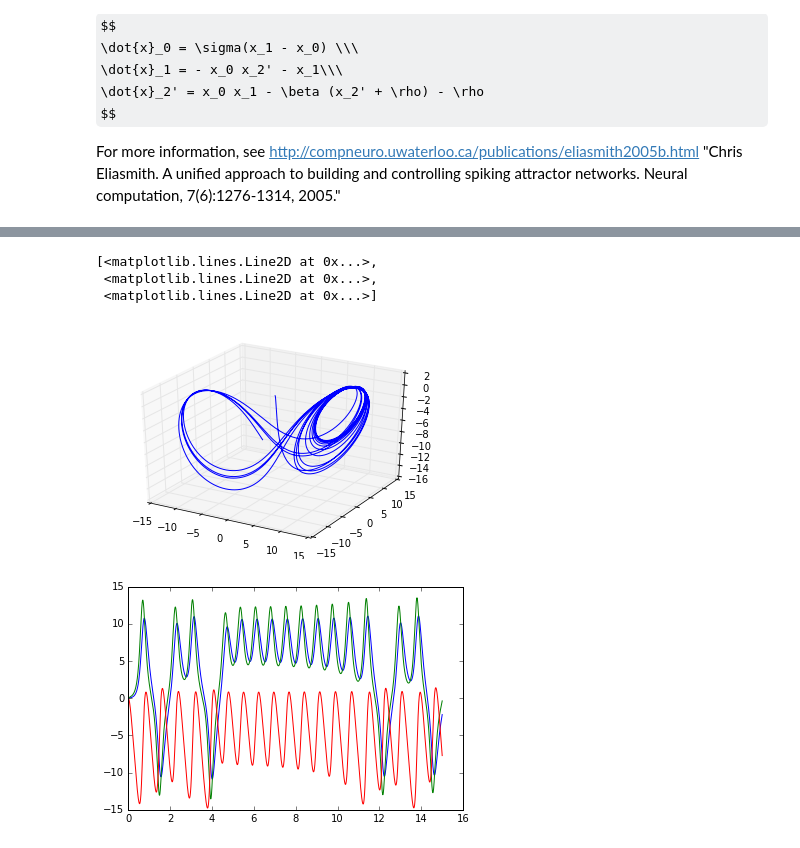
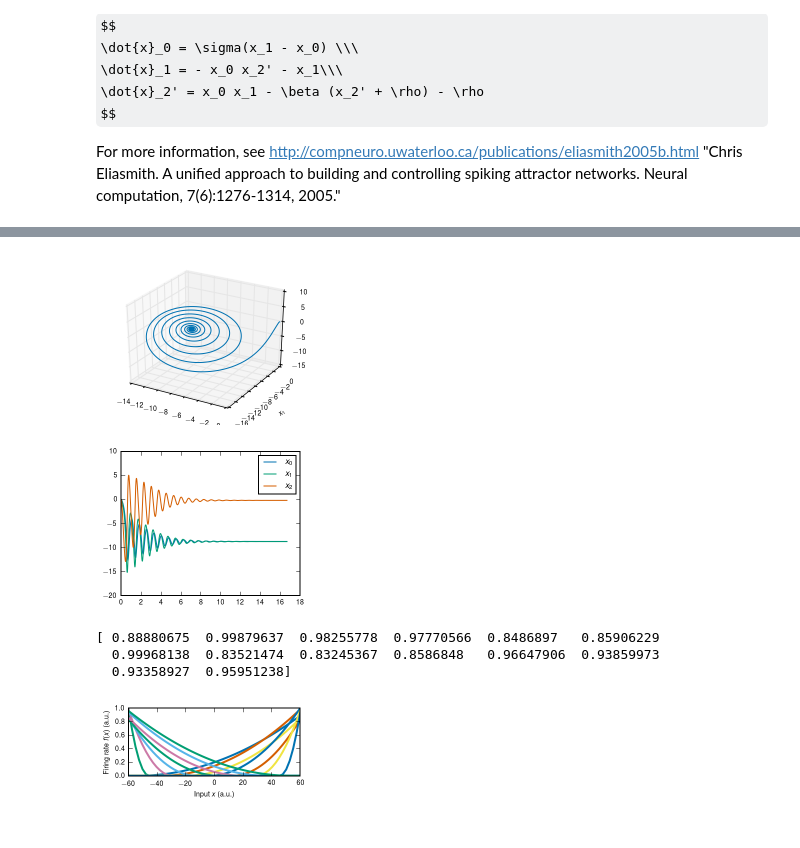
Before and after one commit to atait/nengo, a Jupyter notebook: examples/Sinusoid Neuron.ipynb, the cells around one changed output, grey strips where cells are left out. Saved outputs shown, nothing was run; the diff lists cells and outputs as text; code cells hidden in the pictures; some formulas as TeX source.

Commit message:
Started working on the Fourier sinusoid neuron

```diff
--- a/examples/Sinusoid Neuron.ipynb
+++ b/examples/Sinusoid Neuron.ipynb
@@ -28,0 +20,16 @@ import nengo
+# %%
+import numpy as np
+import matplotlib.pyplot as plt
+%matplotlib inline
+from matplotlib.backends.backend_pdf import PdfPages
+%config InlineBackend.figure_format = 'retina'
+
+plt.style.use('seaborn-colorblind')
+
+from matplotlib import rc, rcParams
+rc('font',**{'family':'sans-serif','sans-serif':['Helvetica'],'size':7})
+rc('text', usetex=True)
+rcParams['text.latex.preamble'] = [r'\usepackage{sfmath}']
+
+import nengo
+%load_ext nengo.ipynb
@@ -42,8 +51,8 @@ with model:
                         [-1,-1,-1]], (np.int_(num_neurons/8),1))
     intercepts = np.linspace(-0.9, 0.9, num_neurons)
     intercepts *= encoders[:,0]
-    state = nengo.Ensemble(num_neurons, dimensions=3, intercepts=intercepts, neuron_type=nengo.neurons.Sinusoid(max_overall_rate=100),
-                       max_rates=nengo.dists.Uniform(80, 100),
+    state = nengo.Ensemble(num_neurons, dimensions=3, intercepts=intercepts, neuron_type=nengo.neurons.Sinusoid(max_overall_rate=1),
+                       max_rates=nengo.dists.Uniform(0.8, 1),
                        encoders=encoders, radius=60.)
 # with nengo.Simulator(model) as sim:
 #     eval_points, activities = tuning_curves(state, sim)
@@ -51,7 +60,7 @@ with model:
 # plt.xlabel("Input signal")
 # plt.ylabel("Firing rate (Hz)")
 
-tau = 0.2
+tau = 0.12
 sigma = 10
 beta = 8.0/3
 rho = 28
@@ -73,20 +82,60 @@ with model:
     state_probe = nengo.Probe(state, synapse=tau)
 
 with nengo.Simulator(model) as sim:
-    sim.run(15)
+    sim.run(2/tau)
 # %%
 from mpl_toolkits.mplot3d import Axes3D
 
-ax = plt.figure().add_subplot(111, projection='3d')
+pp = PdfPages('lorenz_system_3d.pdf')
+fig = plt.figure(0, figsize=(3,2.4), dpi=72)
+ax = fig.add_subplot(111, projection='3d')
 ax.plot(sim.data[state_probe][:, 0],
         sim.data[state_probe][:, 1],
         sim.data[state_probe][:, 2])
+ax.set_xlabel('$x_0$')
+ax.set_ylabel('$x_1$')
+ax.set_zlabel('$x_2$')
+plt.tight_layout()
+pp.savefig()
+pp.close()
 
-plt.figure()
-plt.plot(sim.trange(), sim.data[state_probe])
+pp = PdfPages('lorenz_time_traces.pdf')
+fig = plt.figure(1, figsize=(3,2.4), dpi=72)
+for variable, label in zip(sim.data[state_probe].T, ['$x_0$', '$x_1$', '$x_2$']):
+    plt.plot(sim.trange(), variable, label=label)
+plt.legend()
+plt.tight_layout()
+pp.savefig()
+pp.close()
 # %% [output]
-[<matplotlib.lines.Line2D at 0x...>,
- <matplotlib.lines.Line2D at 0x...>,
- <matplotlib.lines.Line2D at 0x...>]
-[figure, old version]
+[figure, new version]
-[figure, old version]
+[figure, new version]
+# %%
+#1D enconders
+
+model = nengo.Network()
+with model:
+    num_neurons = np.int_(2*7)
+    encoders = np.tile([[1],
+                        [-1]], (np.int_(num_neurons/2),1))
+    intercepts = np.linspace(-0.9, 0.9, num_neurons)
+    intercepts *= encoders[:,0]
+    state = nengo.Ensemble(num_neurons, dimensions=1, intercepts=intercepts, neuron_type=nengo.neurons.FourierSinusoid(max_overall_rate=1),
+                       max_rates=nengo.dists.Uniform(0.8, 1),
+                       encoders=encoders, radius=60.)
+
+with nengo.Simulator(model) as sim:
+    eval_points, activities = tuning_curves(state, sim)
+
+with PdfPages('tuning_curves.pdf') as pp:
+    fig = plt.figure(2, figsize=(3,1.5), dpi=72)
+    plt.plot(eval_points, activities, lw=2)
+    plt.xlabel("Input $x$ (a.u.)")
+    plt.ylabel("Firing rate $f(x)$ (a.u.)")
+    plt.tight_layout()
+    pp.savefig()
+# %% [output]
+[ 0.88880675  0.99879637  0.98255778  0.97770566  0.8486897   0.85906229
+  0.99968138  0.83521474  0.83245367  0.8586848   0.96647906  0.93859973
+  0.93358927  0.95951238]
+[figure, added]
```
Also changed, not shown: parts of 2 cells of this notebook, 1 other file.
